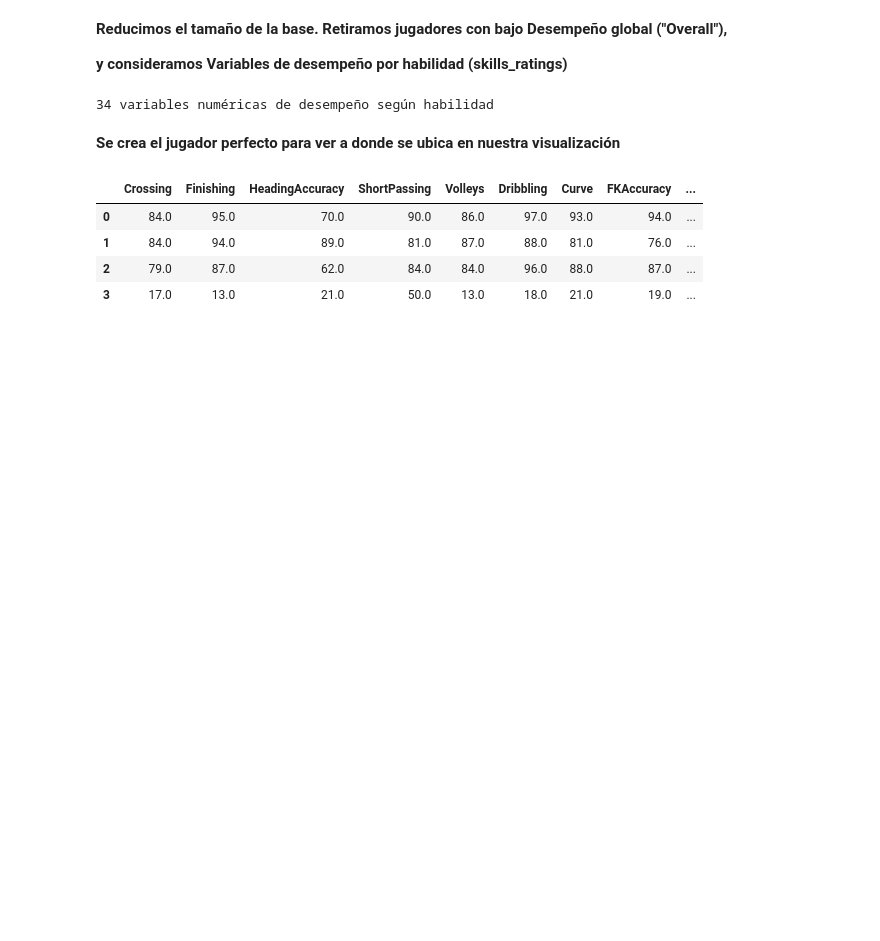
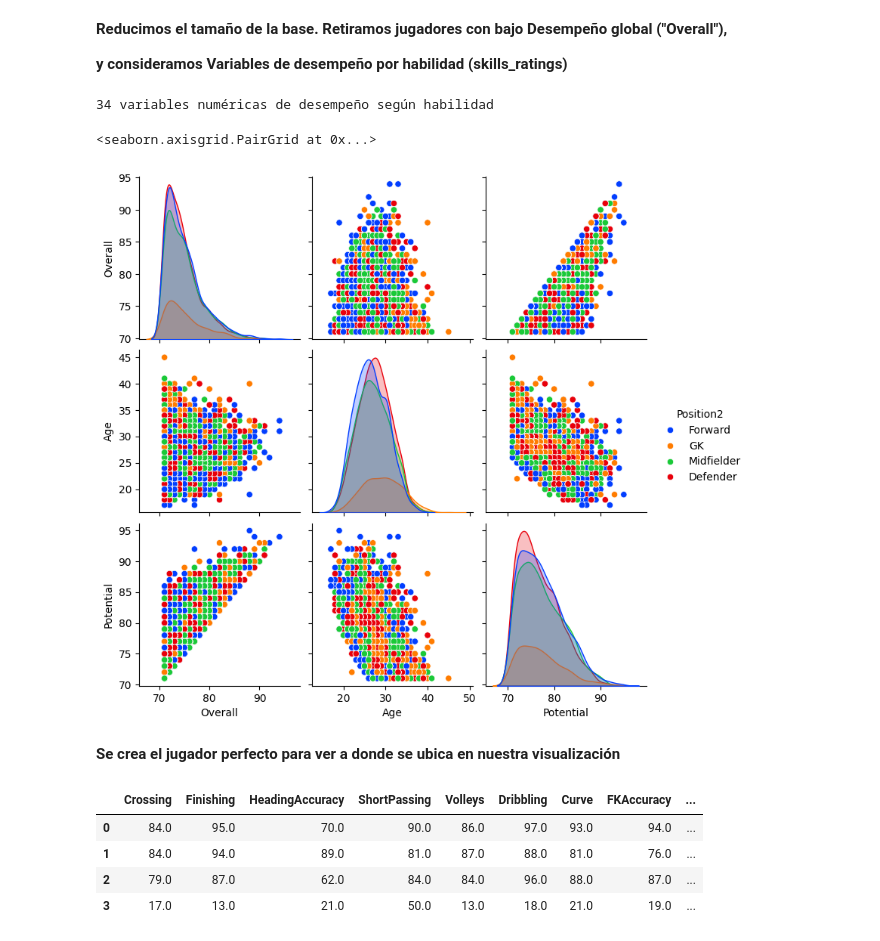
Before and after one commit to helcsnewsxd/unsupervised-learning-subject, a Jupyter notebook: clases/notebooks/ntb_clustering_1_fifa2019_Colab.ipynb, the cells around one changed output. Drawn from its saved outputs; the diff is of its cells as text; code cells hidden in the pictures; blank space fills up the shorter version.

```diff
--- a/clases/notebooks/ntb_clustering_1_fifa2019_Colab.ipynb
+++ b/clases/notebooks/ntb_clustering_1_fifa2019_Colab.ipynb
@@ -293,6 +311,39 @@ skills_ratings = ['Crossing', 'Finishing', 'HeadingAccuracy', 'ShortPassing',
 print(len(skills_ratings), 'variables numéricas de desempeño según habilidad')
 # %% [output]
 34 variables numéricas de desempeño según habilidad
+# %%
+forwards = ['RF', 'ST', 'LW', 'LF', 'RS', 'LS', 'RM', 'LM', 'RW']
+midfielders = ['RCM', 'LCM', 'LDM', 'CAM',
+               'CDM', 'LAM', 'RDM', 'CM', 'RAM', 'CF']
+defenders = ['RCB', 'CB', 'LCB', 'LB', 'RB', 'RWB', 'LWB']
+goalkeepers = ['GK']
+
+
+def pos2(position):
+    if position in forwards:
+        return 'Forward'
+
+    elif position in midfielders:
+        return 'Midfielder'
+
+    elif position in defenders:
+        return 'Defender'
+
+    elif position in goalkeepers:
+        return 'GK'
+
+    else:
+        return 'nan'
+# %%
+df_n["Position2"] = df_n["Position"].apply(lambda x: pos2(x))
+
+df_n["Position2"].value_counts()
+
+data_temp = df_n.loc[:, ["Position2", 'Overall', 'Age', 'Potential']]
+sns.pairplot(data_temp, hue="Position2", palette='bright')
+# %% [output]
+<seaborn.axisgrid.PairGrid at 0x...>
+[figure, added]
 # %% [markdown]
 **Se crea el jugador perfecto para ver a donde se ubica en nuestra visualización**
 # %%
```
Also changed, not shown: parts of 29 cells of this notebook, 1 other file.
